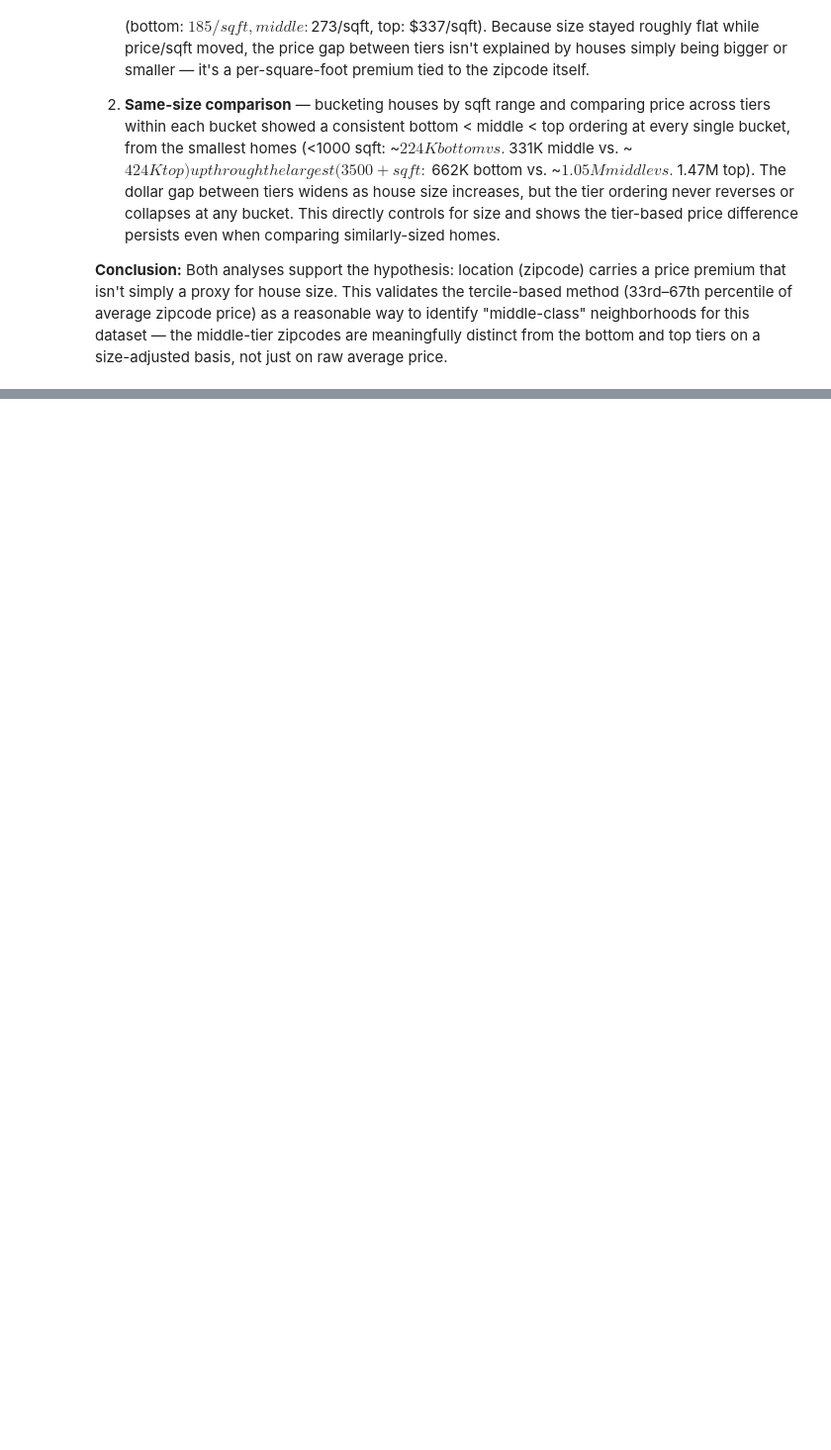
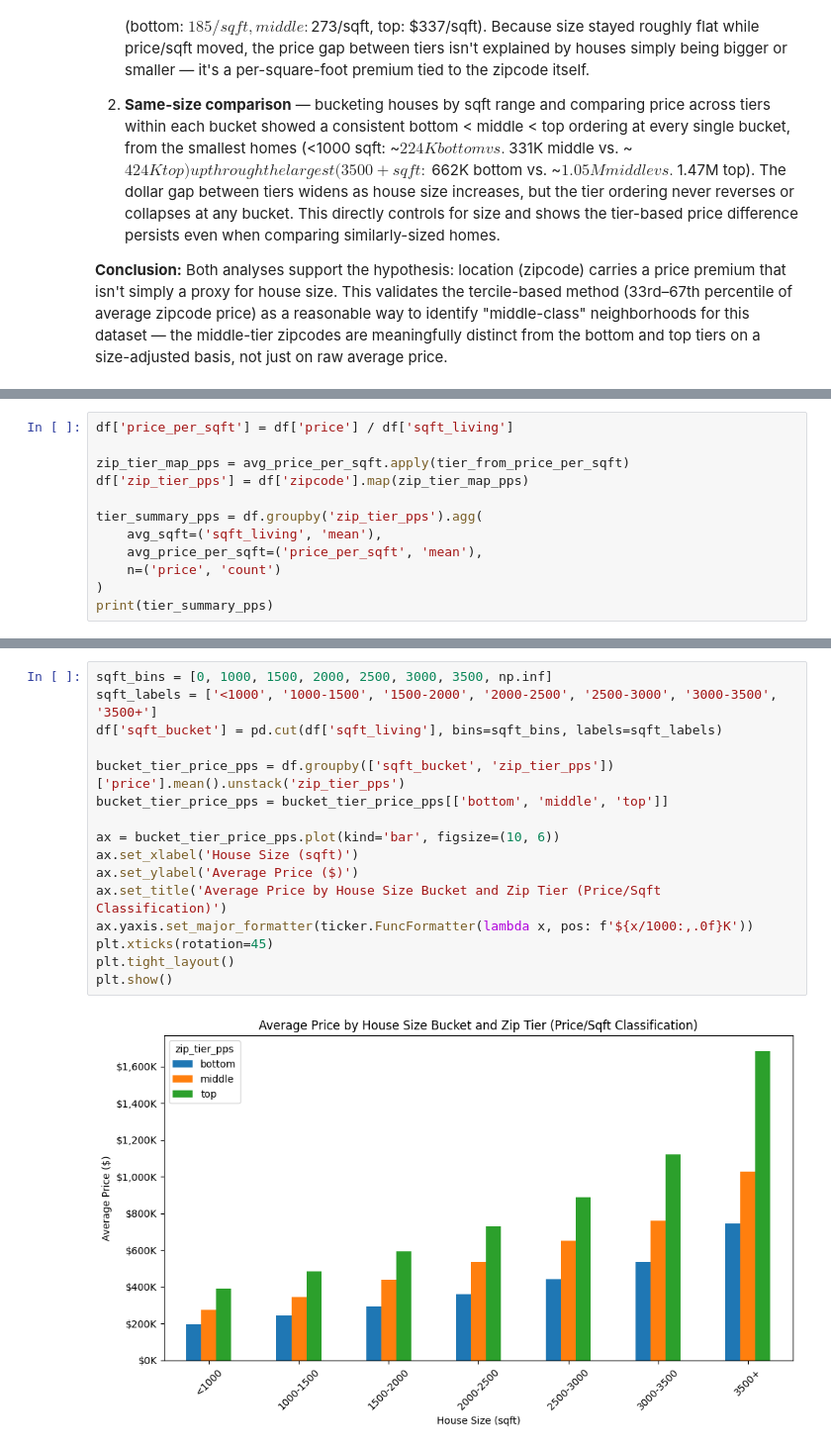
Before and after one commit to 1com/ds-eda-project, a Jupyter notebook: eda_housing_assignment/02_middle_class_neighbourhoods.ipynb, the cells around one changed output, grey strips where cells are left out. Shown at 99% size. Cells and saved outputs as stored; diff of their text form; blank space fills up the shorter version.

```diff
--- a/eda_housing_assignment/02_middle_class_neighbourhoods.ipynb
+++ b/eda_housing_assignment/02_middle_class_neighbourhoods.ipynb
@@ -189,0 +246,12 @@ Both analyses support the hypothesis: location (zipcode) carries a price premium
+# %%
+df['price_per_sqft'] = df['price'] / df['sqft_living']
+
+zip_tier_map_pps = avg_price_per_sqft.apply(tier_from_price_per_sqft)
+df['zip_tier_pps'] = df['zipcode'].map(zip_tier_map_pps)
+
+tier_summary_pps = df.groupby('zip_tier_pps').agg(
+    avg_sqft=('sqft_living', 'mean'),
+    avg_price_per_sqft=('price_per_sqft', 'mean'),
+    n=('price', 'count')
+)
+print(tier_summary_pps)
@@ -189,0 +332,18 @@ Both analyses support the hypothesis: location (zipcode) carries a price premium
+# %%
+sqft_bins = [0, 1000, 1500, 2000, 2500, 3000, 3500, np.inf]
+sqft_labels = ['<1000', '1000-1500', '1500-2000', '2000-2500', '2500-3000', '3000-3500', '3500+']
+df['sqft_bucket'] = pd.cut(df['sqft_living'], bins=sqft_bins, labels=sqft_labels)
+
+bucket_tier_price_pps = df.groupby(['sqft_bucket', 'zip_tier_pps'])['price'].mean().unstack('zip_tier_pps')
+bucket_tier_price_pps = bucket_tier_price_pps[['bottom', 'middle', 'top']]
+
+ax = bucket_tier_price_pps.plot(kind='bar', figsize=(10, 6))
+ax.set_xlabel('House Size (sqft)')
+ax.set_ylabel('Average Price ($)')
+ax.set_title('Average Price by House Size Bucket and Zip Tier (Price/Sqft Classification)')
+ax.yaxis.set_major_formatter(ticker.FuncFormatter(lambda x, pos: f'${x/1000:,.0f}K'))
+plt.xticks(rotation=45)
+plt.tight_layout()
+plt.show()
+# %% [output]
+[figure, added]
```
Also changed, not shown: parts of 11 cells of this notebook, 3 other files.
